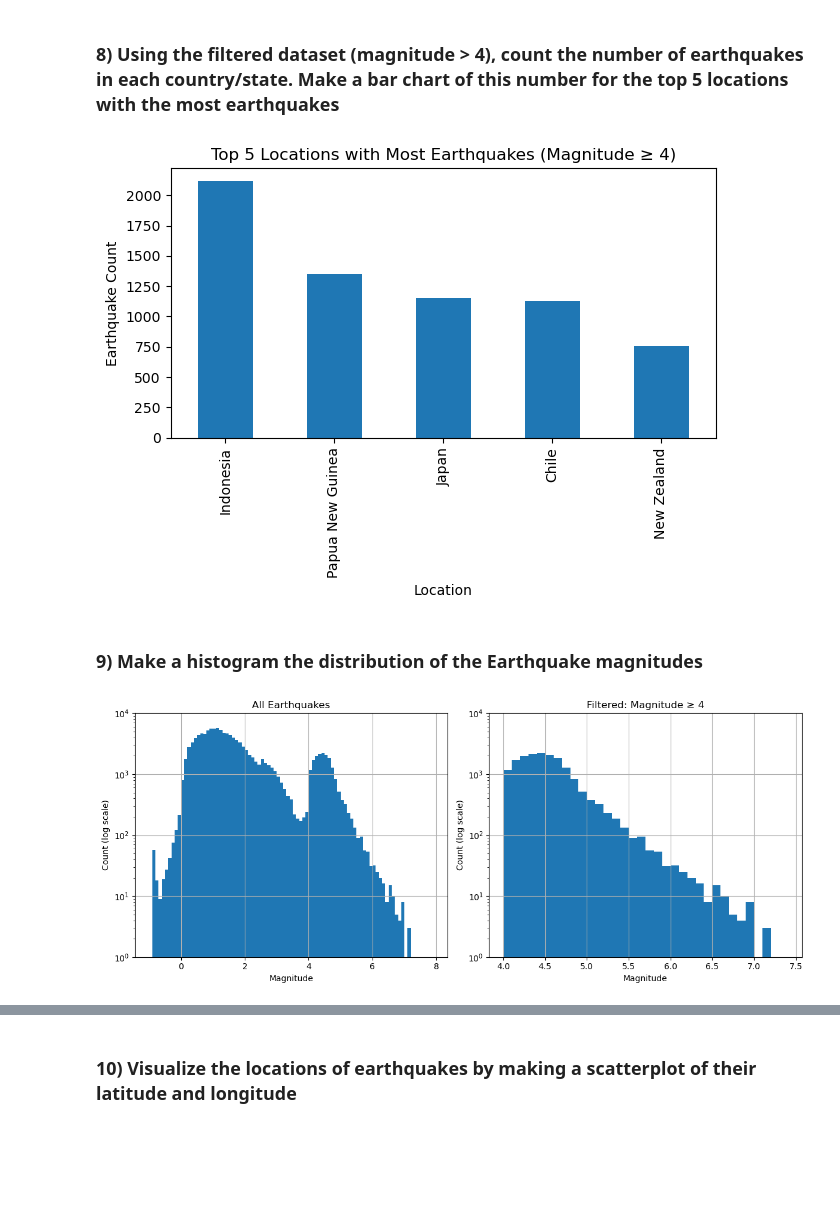
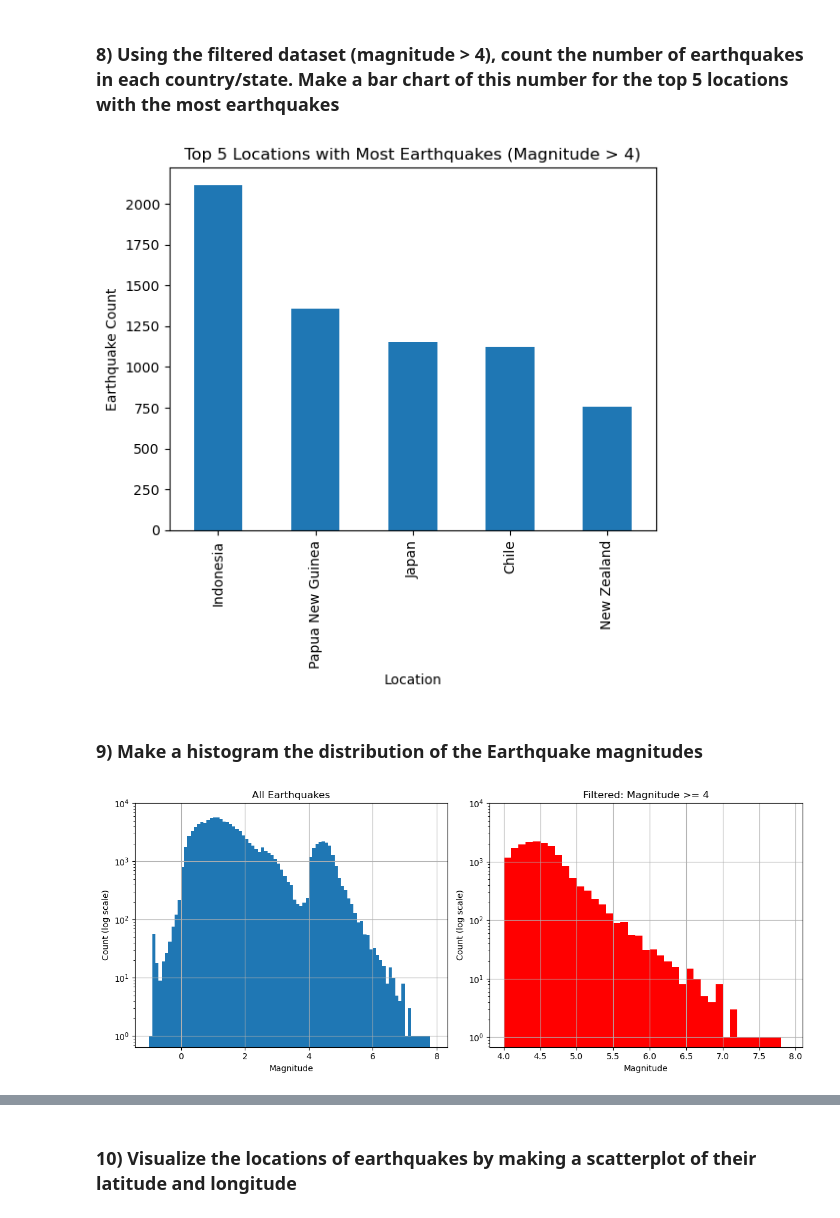
Before and after one commit to celinaglzxp/Assignment_computing_methods, a Jupyter notebook: A7_Pandas.ipynb, the cells around one changed output, grey strips where cells are left out. Cells and saved outputs as stored; diff of their text form; code cells hidden in the pictures; blank space fills up the shorter version.

```diff
--- a/A7_Pandas.ipynb
+++ b/A7_Pandas.ipynb
@@ -93,6 +119,6 @@ df.nlargest(20, 'mag')
 # %% [markdown]
 ### 5) Extract the state or country using Pandas text data functions
 # %%
-df['country'] = df['place'].str.split(',').str[-1].str.strip()
-df.head()
+df['country'] = df['place'].str.split(',').str[-1]
+df[['place','country']].head()
 # %% [output]
@@ -143,14 +169,13 @@ df_filtered.head()
 # %%
 top5 = df_filtered['country'].value_counts().head(5)
 
 top5.plot(kind='bar')
 plt.xlabel('Location')
 plt.ylabel('Earthquake Count')
-plt.title('Top 5 Locations with Most Earthquakes (Magnitude ≥ 4)')
-plt.tight_layout()
+plt.title('Top 5 Locations with Most Earthquakes (Magnitude > 4)')
 plt.show()
 # %% [output]
-[figure, old version]
+[figure, new version]
 # %% [markdown]
 ### 9) Make a histogram the distribution of the Earthquake magnitudes
 # %%
@@ -160,15 +185,15 @@ df.hist('mag', bins=np.arange(-1, 8, 0.1), log=True, ax=axes[0])
 axes[0].set_title('All Earthquakes')
 axes[0].set_xlabel('Magnitude')
 axes[0].set_ylabel('Count (log scale)')
-axes[0].set_ylim((1e0, 1e4))
+axes[0].set_ylim((0, 1e4))
 
-df_filtered.hist('mag', bins=np.arange(4, 7.5, 0.1), log=True, ax=axes[1])
-axes[1].set_title('Filtered: Magnitude ≥ 4')
+df_filtered.hist('mag', bins=np.arange(4, 8, 0.1), log=True, color='red', ax=axes[1])
+axes[1].set_title('Filtered: Magnitude >= 4')
 axes[1].set_xlabel('Magnitude')
 axes[1].set_ylabel('Count (log scale)')
-axes[1].set_ylim((1e0, 1e4))
+axes[1].set_ylim((0, 1e4))
 
 plt.tight_layout()
 plt.show()
 # %% [output]
-[figure, old version]
+[figure, new version]
```
Also changed, not shown: parts of 11 cells of this notebook.
